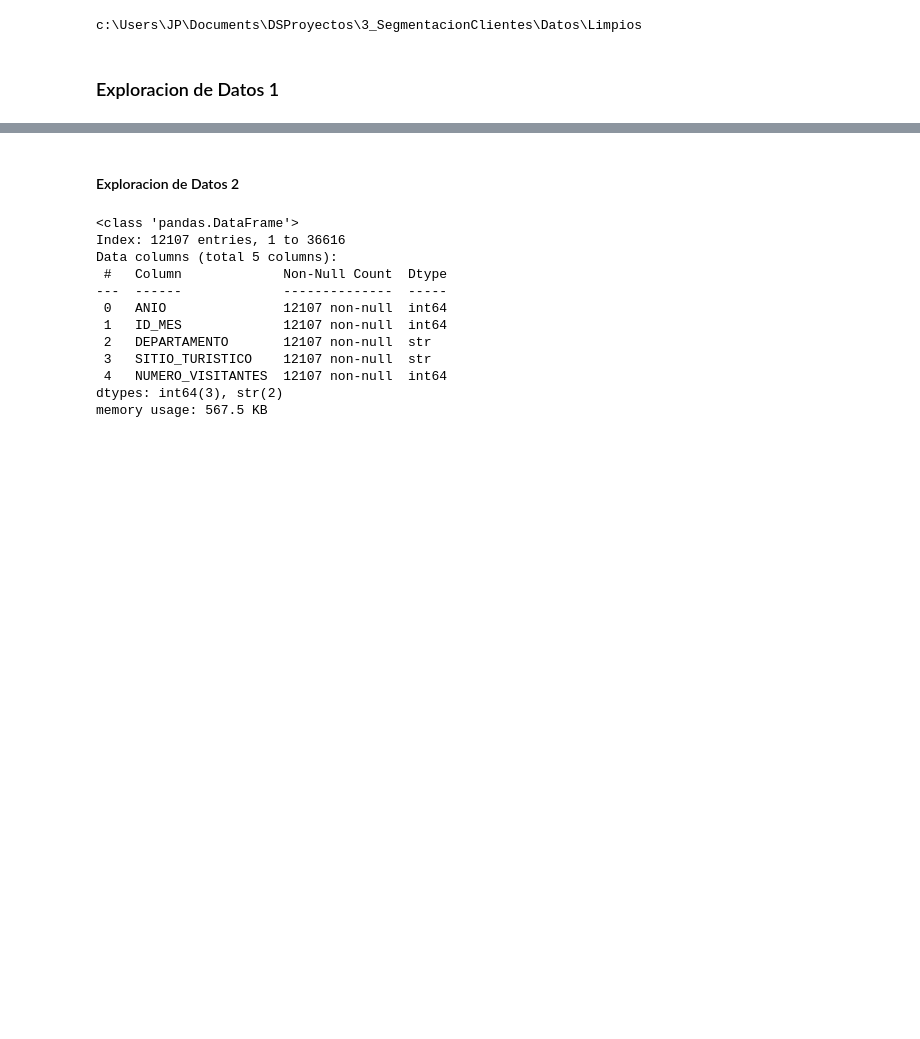
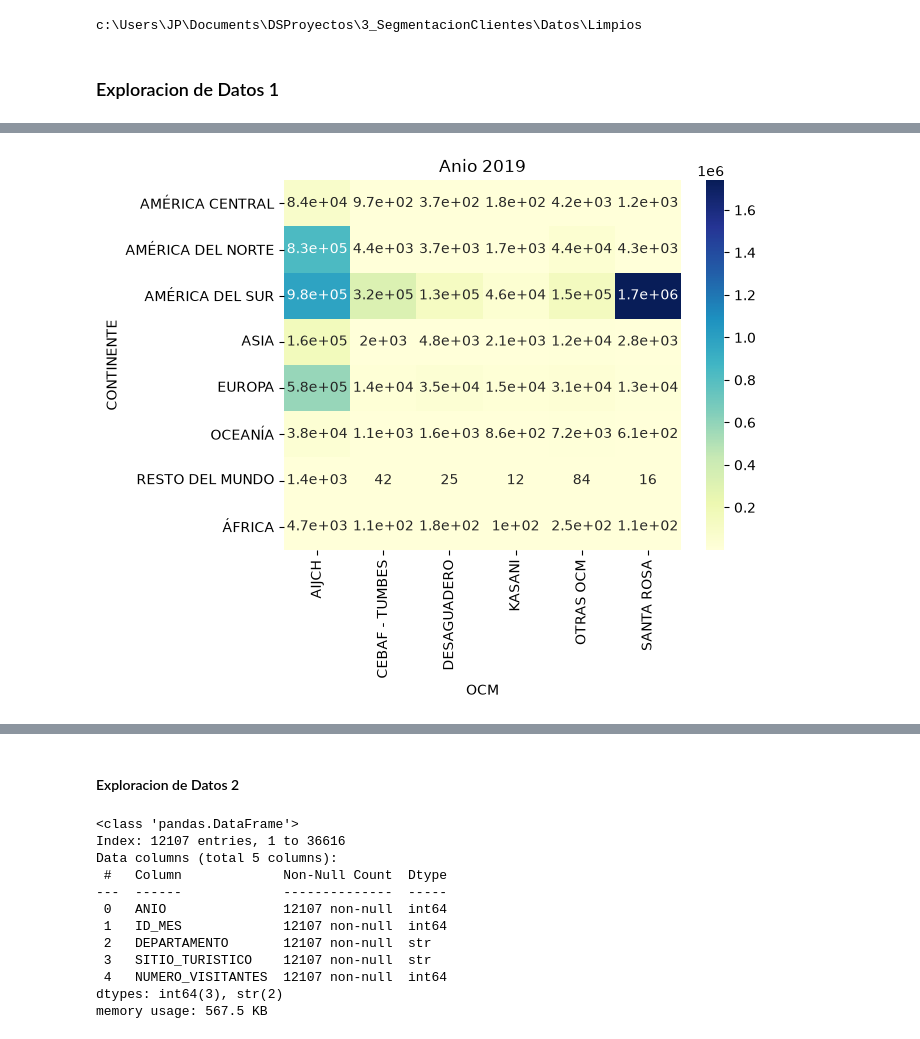
Before and after one commit to jp21bp/DS_Proyectos, a Jupyter notebook: 3_SegmentacionClientes/eda2.ipynb, the cells around one changed output, grey strips where cells are left out. Cells and saved outputs as stored; diff of their text form; code cells hidden in the pictures; blank space fills up the shorter version.

```diff
--- a/3_SegmentacionClientes/eda2.ipynb
+++ b/3_SegmentacionClientes/eda2.ipynb
@@ -266,0 +327,40 @@ for anio in range(2019, 2026, 1):
+# %%
+##### Explorando relacion entre 'ANIO', 'CONTINENTE', y 'NUMERO_VISITANTES' (ACN)
+#### Creando DF de ACN
+df_ACN = df_1[['ANIO','CONTINENTE','OCM', 'NUMERO_VISITANTES']]\
+    .groupby(['ANIO', 'CONTINENTE','OCM'], as_index=False)\
+    ['NUMERO_VISITANTES'].sum()\
+    # .sort_values(by='NUMERO_VISITANTES', ascending=False)
+
+
+#### Creando visuales
+### 'CONTINENTE' vs 'NUMERO_VISITANTES' - variacion de anios
+# for anio in range(2019, 2026, 1):
+#     dftmp = df_ACN[df_ACN['ANIO']==anio].sort_values(by='NUMERO_VISITANTES', ascending=False)
+#     chart = sns.barplot(
+#         x = dftmp['CONTINENTE'][:20],
+#         y = dftmp['NUMERO_VISITANTES'][:20]
+#     )
+#     chart.set_xticklabels(chart.get_xticklabels(), rotation=90)
+#     chart.set_title(f'Anio {anio}')
+#     plt.show()
+#     # break
+
+### Heatmap de 'CONTINENTE', 'OCM', 'NUMERO_VISITANTES'
+for anio in range(2019, 2026, 1):
+    heatmap_data = df_ACN[df_ACN['ANIO']==anio]\
+        .pivot_table(
+            index='CONTINENTE',
+            columns='OCM',
+            values='NUMERO_VISITANTES',
+            # aggfunc='sum',
+        )
+    sns.heatmap(heatmap_data, annot=True, cmap='YlGnBu')
+    plt.title(f'Anio {anio}')
+    plt.show()
+    break
+
+
+# display(df_ACN)
+# %% [output]
+[figure, added]
```
Also changed, not shown: parts of 10 cells of this notebook, 3 other files.
